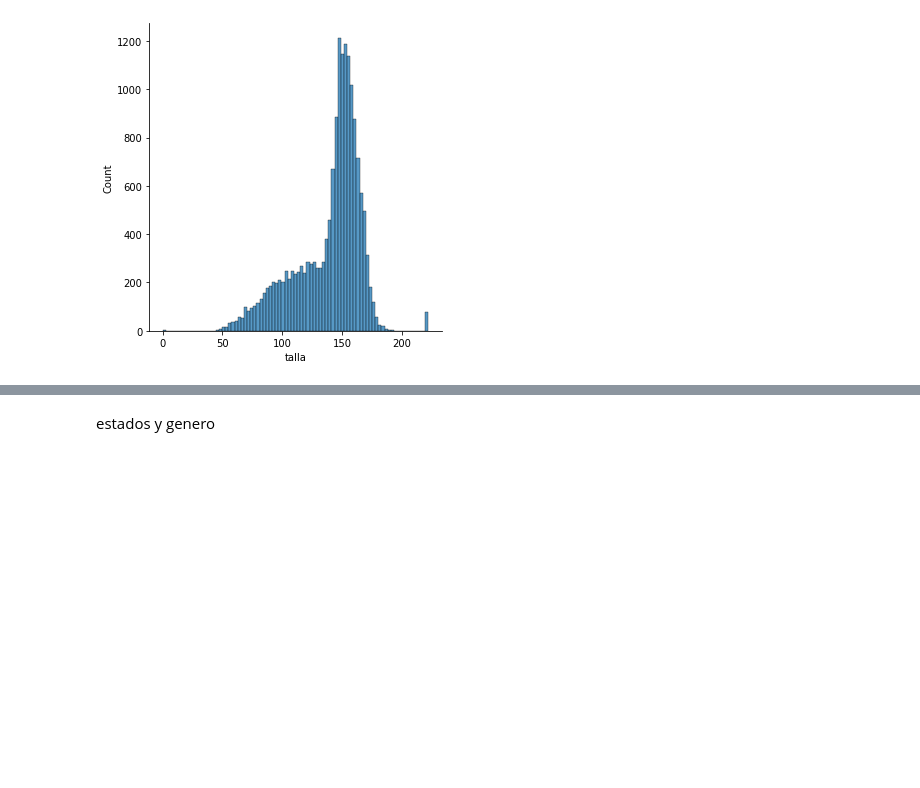
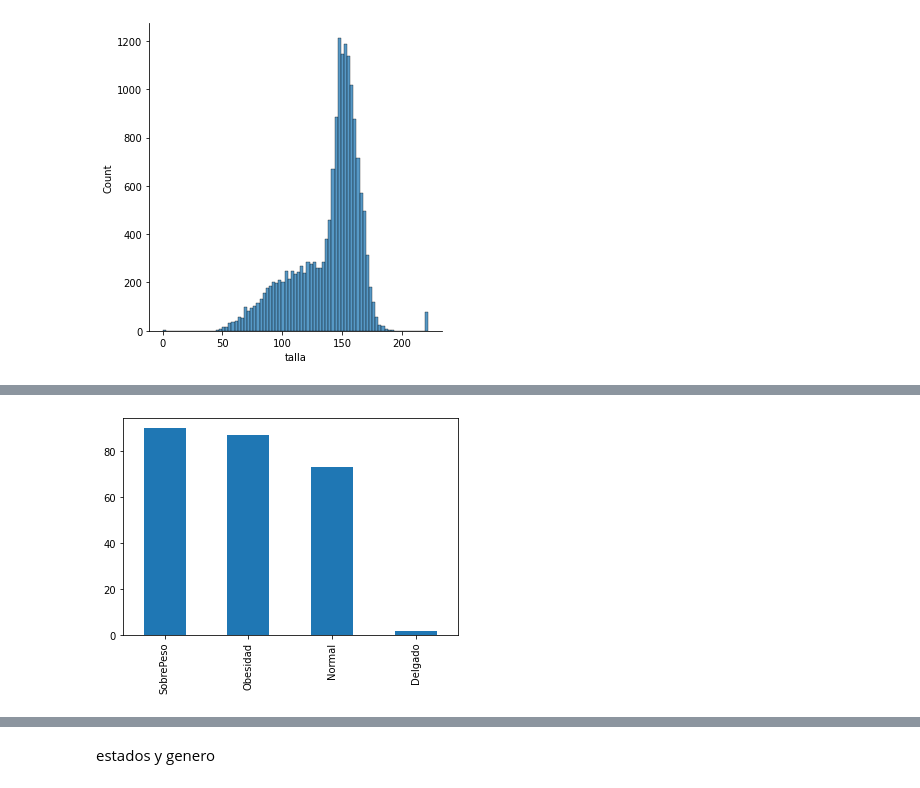
Before and after one commit to ScienceAnalyst/Python, a Jupyter notebook: 0besidad.ipynb, the cells around one changed output, grey strips where cells are left out. Drawn from its saved outputs; the diff is of its cells as text; code cells hidden in the pictures; blank space fills up the shorter version.

```diff
--- a/0besidad.ipynb
+++ b/0besidad.ipynb
@@ -185,0 +174,7 @@ See the caveats in the documentation: https://pandas.pydata.org/pandas-docs/stab
+# %%
+p = df['peso']
+t = df['talla']
+JALISCO = df.loc[(df['desc_ent']=="14 JALISCO")&(df['edad']>18)]
+JALISCO['IMC']= p / ((t*t)/10000)
+JALISCO['Cat_IMC'] = JALISCO['IMC'].apply(lambda x: 'Delgado' if x < 18.5 else ('Normal' if x<25 else ('SobrePeso' if x<30 else 'Obesidad')))
+print(JALISCO[['peso','talla','IMC','Cat_IMC','edad','sexo']])
@@ -185,0 +206,6 @@ See the caveats in the documentation: https://pandas.pydata.org/pandas-docs/stab
+# %%
+por_categoria = JALISCO.groupby('Cat_IMC')
+JALISCO['Cat_IMC'].value_counts().plot(kind='bar')
+plt.show()
+# %% [output]
+[figure, added]
```
Also changed, not shown: parts of 5 cells of this notebook.
